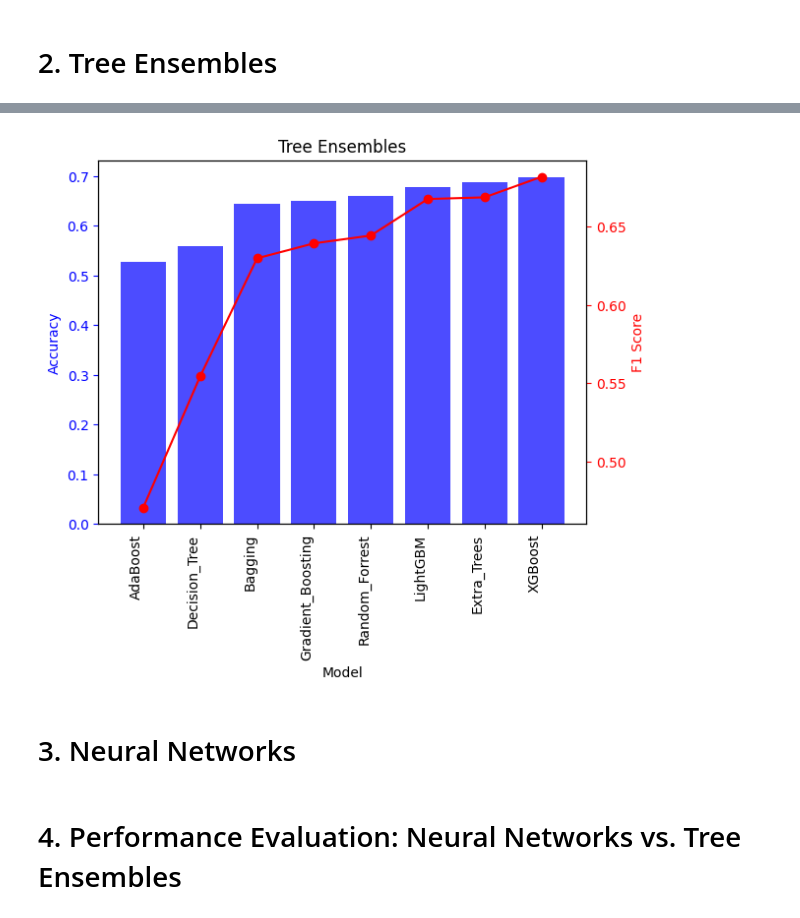
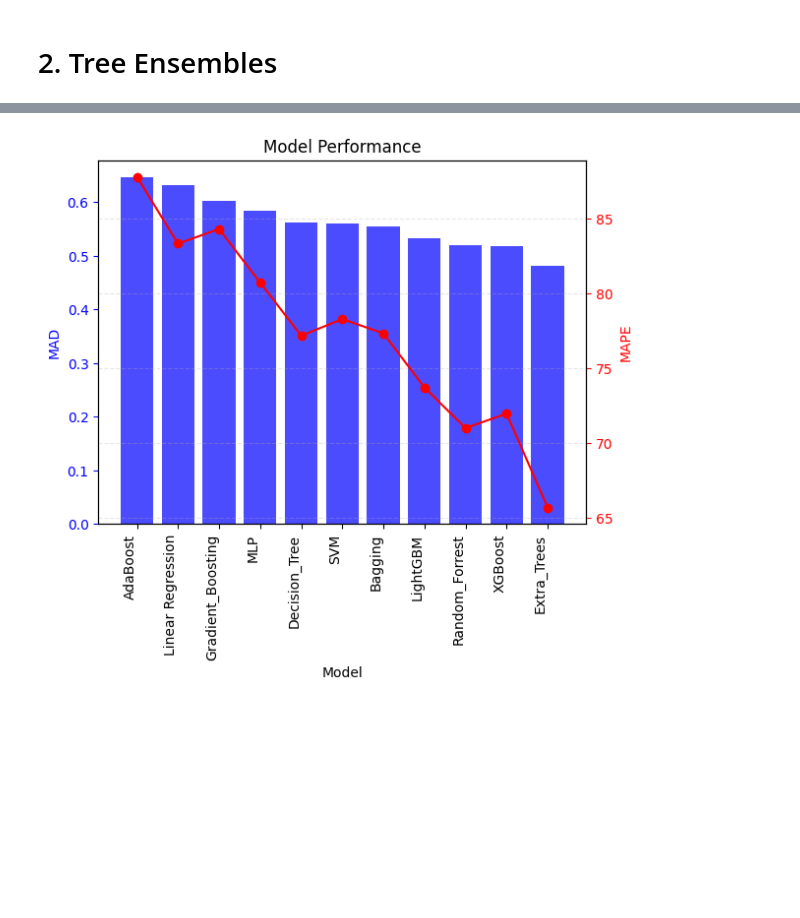
Before and after one commit to manuzrpEd/RedWineData_ImbalancedClasses, a Jupyter notebook: red_wine_data_RegressionPaper.ipynb, the cells around one changed output, grey strips where cells are left out. Drawn from its saved outputs; the diff is of its cells as text; code cells hidden in the pictures; blank space fills up the shorter version.

```diff
--- a/red_wine_data.ipynb
+++ b/red_wine_data_RegressionPaper.ipynb
@@ -362,6 +385,6 @@ d. F1 Score: 2*(Precision*Recall)/(Precision+Recall). Harmonic mean of Precision
 # %%
 # Decision Tree model
-dt_model = DecisionTreeClassifier(random_state=random_state)
+dt_model = DecisionTreeRegressor(random_state=random_state)
 
 # Train the Decision Tree model
 dt_model.fit(X_train, y_train)
@@ -370,20 +393,22 @@ dt_model.fit(X_train, y_train)
 y_pred_dt = dt_model.predict(X_test)
 
 # Evaluate the model using appropriate metrics for class imbalance in multiclass problems
-accuracy_dt = accuracy_score(y_test, y_pred_dt)
-precision_dt = precision_score(y_test, y_pred_dt, average='weighted', zero_division=1)
-recall_dt = recall_score(y_test, y_pred_dt, average='weighted')
-f1_dt = f1_score(y_test, y_pred_dt, average='weighted')
+mad = mean_absolute_error(y_test, y_pred_dt)
+mse = mean_squared_error(y_test, y_pred_dt)
+smape = calculate_smape(y_test, y_pred_dt)
+mape = calculate_mape(y_test, y_pred_dt)
 
 # Print the evaluation metrics for the Decision Tree model
 print("Decision Tree Model:")
-print(f"Accuracy: {accuracy_dt:.4f}")
-print(f"Precision: {precision_dt:.4f}")
-print(f"Recall: {recall_dt:.4f}")
-print(f"F1 Score: {f1_dt:.4f}")
+print(f"mad: {mad:.4f}")
+print(f"mse: {mse:.4f}")
+print(f"smape: {smape:.4f}")
+print(f"mape: {mape:.4f}")
 
-accuracies.append(accuracy_dt)
-f1_scores.append(f1_dt)
+mads.append(mad)
+smapes.append(smape)
+mses.append(mse)
+mapes.append(mape)
 models.append('Decision_Tree')
 # %% [output]
 Decision Tree Model:
@@ -640,32 +675,29 @@ F1 Score: 0.6676
 # %%
 # Create a DataFrame
-df_plot = pd.DataFrame({'Model': models, 'Accuracy': accuracies, 'F1 Score': f1_scores})
+df_plot = pd.DataFrame({'Model': models, 'MAD': mads, 'MAPE': mapes})
 
 # Sort the DataFrame by F1 Score in ascending order
-df_sorted = df_plot.sort_values(by='F1 Score', ascending=True)
+df_sorted = df_plot.sort_values(by='MAD', ascending=False)
 
 # Plotting
 fig, ax1 = plt.subplots()
 
 # Plot Accuracy
-ax1.bar(df_sorted['Model'], df_sorted['Accuracy'], color='b', alpha=0.7, label='Accuracy')
+ax1.bar(df_sorted['Model'], df_sorted['MAD'], color='b', alpha=0.7, label='MAD')
 ax1.set_xlabel('Model')
-ax1.set_ylabel('Accuracy', color='b')
+ax1.set_ylabel('MAD', color='b')
 ax1.tick_params('y', colors='b')
 ax1.set_xticks(range(len(df_sorted['Model'])))
 ax1.set_xticklabels(df_sorted['Model'], rotation=90, ha='right')
 
 # Create a second y-axis to plot F1 Score
 ax2 = ax1.twinx()
-ax2.plot(df_sorted['Model'], df_sorted['F1 Score'], color='r', marker='o', label='F1 Score')
-ax2.set_ylabel('F1 Score', color='r')
+ax2.plot(df_sorted['Model'], df_sorted['MAPE'], color='r', marker='o', label='MAPE')
+ax2.set_ylabel('MAPE', color='r')
 ax2.tick_params('y', colors='r')
 
-plt.title('Tree Ensembles')
+plt.grid(True,linestyle='--',alpha=0.3)
+plt.title('Model Performance')
 plt.show()
 # %% [output]
-[figure, old version]
+[figure, new version]
-# %% [markdown]
-# 3. Neural Networks
-# %% [markdown]
-# 4. Performance Evaluation: Neural Networks vs. Tree Ensembles
```
Also changed, not shown: parts of 18 cells of this notebook, 3 other files.
